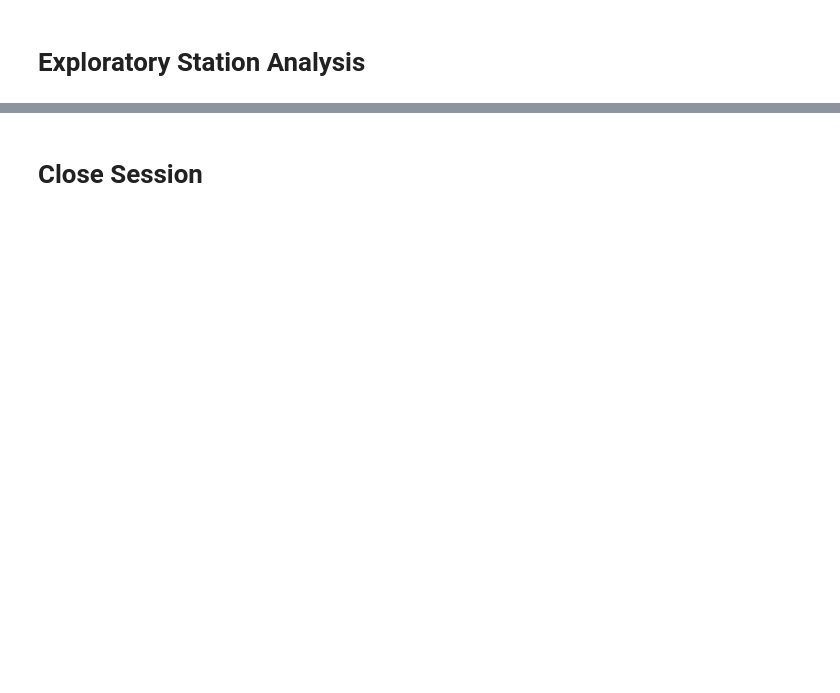
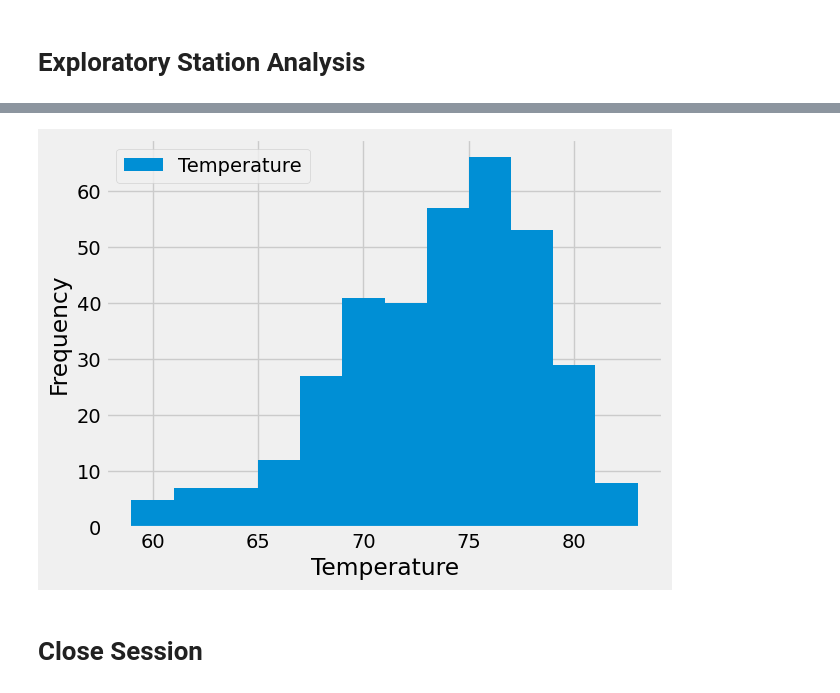
Before and after one commit to Tianyueli/sqlalchemy-challenge, a Jupyter notebook: SurfsUp/climate_starter.ipynb, the cells around one changed output, grey strips where cells are left out. Drawn from its saved outputs; the diff is of its cells as text; code cells hidden in the pictures; blank space fills up the shorter version.

```diff
--- a/SurfsUp/climate_starter.ipynb
+++ b/SurfsUp/climate_starter.ipynb
@@ -122,41 +148,30 @@ all()
 # %%
 # Using the most active station id
 # Query the last 12 months of temperature observation data for this station and plot the results as a histogram
 
 ls_12_mths = dt.date(2017,8,23) - dt.timedelta(days=365)
 
-ls_yr_temp = session.query(hawaii_measurement.date, hawaii_measurement.tobs).\
-filter(hawaii_measurement.date >= ls_12_mths).all()
+ls_yr_temp = session.query(hawaii_measurement.tobs).\
+filter(hawaii_measurement.date >= ls_12_mths).\
+filter(hawaii_measurement.station == 'USC00519281').\
+all()
 
 ls_yr_temp
 
 # Calculate the date one year from the last date in data set.
 
 
 # Perform a query to retrieve the data and precipitation scores
 
 
 # Save the query results as a Pandas DataFrame. Explicitly set the column names
-ls_yr_temp_df = pd.DataFrame(ls_yr_temp, columns = ["Frequency", "Temperature"])
-ls_yr_temp_df
-
-
-
-# Sort the dataframe by date
-# ls_yr_prcp_df.sort_values(by = ["date"])
-
-# # # Use Pandas Plotting with Matplotlib to plot the data
-# import matplotlib.dates as mdates
-
-# ax = ls_yr_prcp_df.plot(x_compat=True)
-# tick_locations = []
-# plt.xlim(2016-8-23,date)
-# plt.xticks(tick_locations, ls_yr_prcp_df["date"])
-# plt.xlabel("Date")
-# plt.ylabel("Inches")
-# plt.title("Last 12 Months Precipitation")
-# ax.xaxis.set_major_locator(mdates.MonthLocator())
-# plt.show()
+ls_yr_temp_df = pd.DataFrame(ls_yr_temp, columns = ["Temperature"])
+ls_yr_temp_df.plot(kind='hist', bins=12)
+plt.xlabel("Temperature")
+plt.ylabel("Frequency")
+plt.show()
+# %% [output]
+[figure, added]
 # %% [markdown]
 # Close Session
 # %%
```
Also changed, not shown: parts of 5 cells of this notebook, 6 other files.
